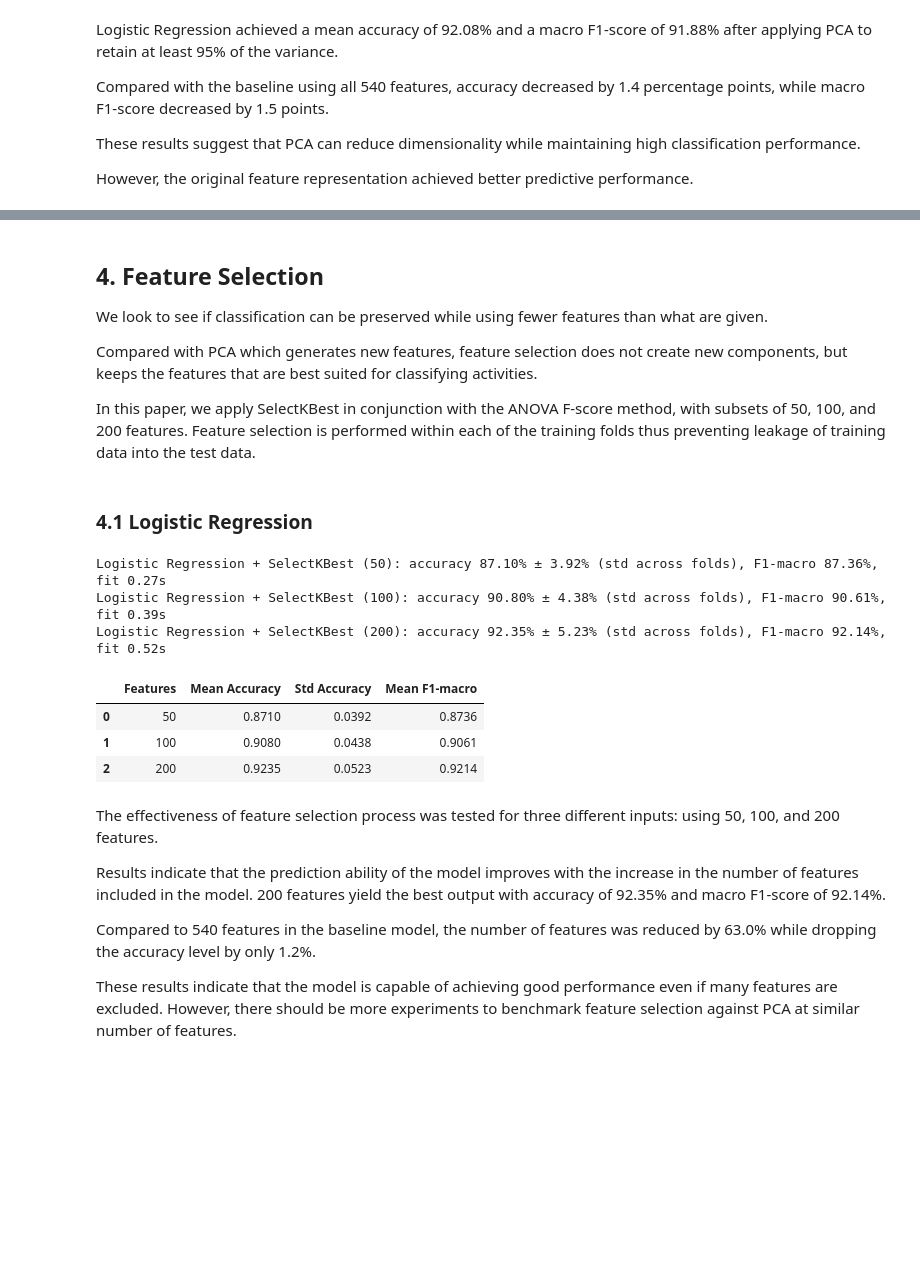
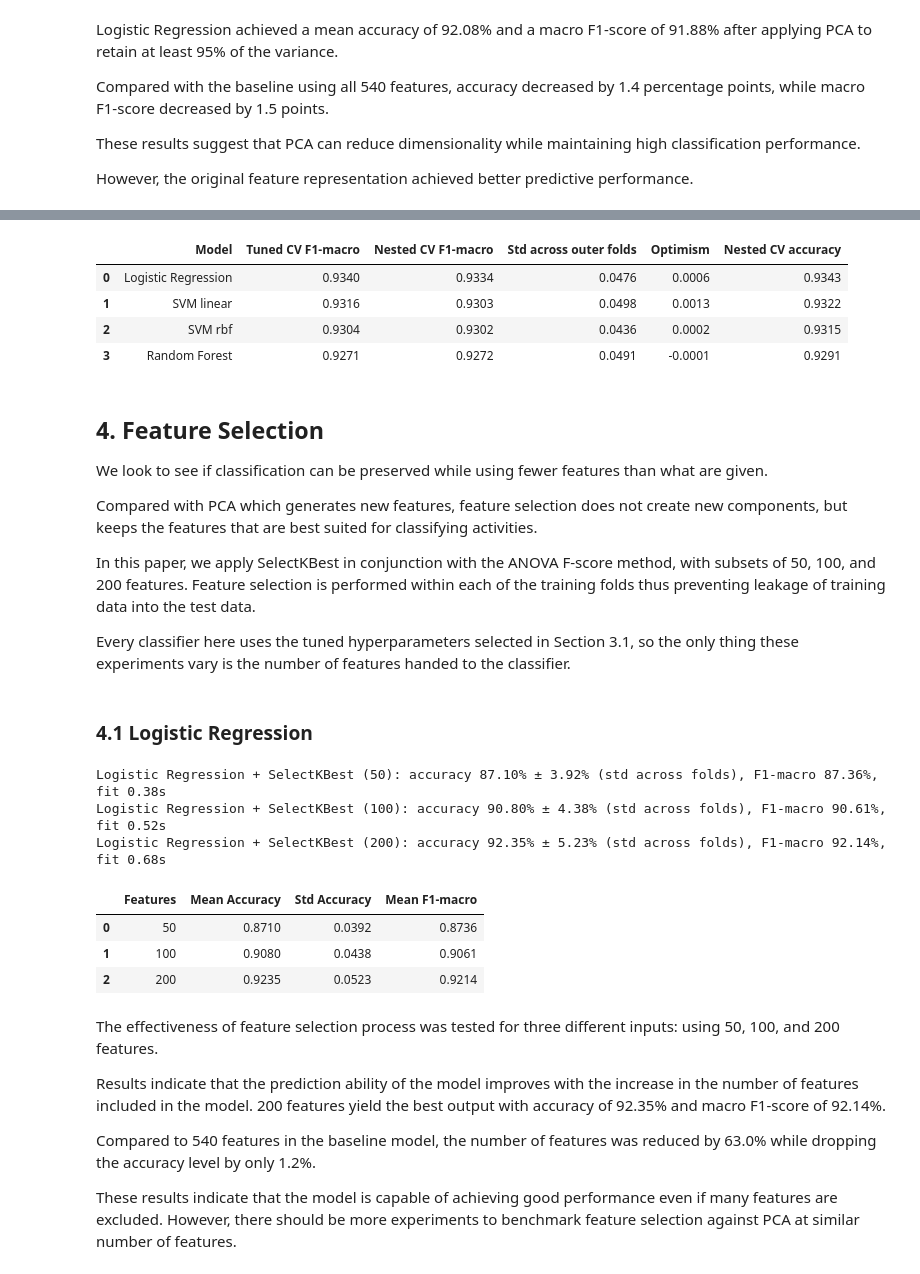
Before and after one commit to PrincesseVoiture/Hands-on-ML, a Jupyter notebook: HAR.ipynb, the cells around one changed output, grey strips where cells are left out. Saved outputs shown, nothing was run; the diff lists cells and outputs as text; code cells hidden in the pictures; blank space fills up the shorter version.

```diff
--- a/HAR.ipynb
+++ b/HAR.ipynb
@@ -612,3 +682,60 @@ The outcome indicates that the effect of dimensionality reduction is associated
+# %%
+# Nested cross-validation, written as an explicit loop so that each step shows
+# what is held out. For every outer fold: a GridSearchCV runs on an inner
+# subject-grouped 4-fold cross-validation of the outer TRAINING part only,
+# refits its winner on that training part (refit=True, the default), and is
+# scored on the outer validation subjects, which neither the search nor the
+# refit ever saw.
+nested_rows = []
+
+for model_name, steps, param_grid in grids:
+    # the two settings the Section 3.1 grids already showed to be clearly
+    # worse are dropped from the inner search so it stays tractable
+    inner_grid = {}
+    for key, values in param_grid.items():
+        if key.endswith("max_features"):
+            values = [value for value in values if value != 0.3]
+        elif key.endswith("gamma"):
+            values = [value for value in values if value != 0.01]
+        inner_grid[key] = values
+
+    outer_acc = []
+    outer_f1 = []
+    for train_idx, test_idx in cv.split(X_train, y_train, groups):
+        search = GridSearchCV(
+            Pipeline(steps),
+            inner_grid,
+            cv=GroupKFold(n_splits=4),
+            scoring="f1_macro",
+            n_jobs=-1
+        )
+        search.fit(
+            X_train.iloc[train_idx],
+            y_train.iloc[train_idx],
+            groups=groups.iloc[train_idx]
+        )
+        predictions = search.predict(X_train.iloc[test_idx])
+        outer_acc.append(accuracy_score(y_train.iloc[test_idx], predictions))
+        outer_f1.append(f1_score(y_train.iloc[test_idx], predictions, average="macro"))
+
+    tuned_f1 = results[model_name]["scores"]["test_f1_macro"].mean()
+    nested_f1 = np.mean(outer_f1)
+    nested_rows.append({
+        "Model": model_name,
+        "Tuned CV F1-macro": tuned_f1,
+        "Nested CV F1-macro": nested_f1,
+        "Std across outer folds": np.std(outer_f1, ddof=1),
+        "Optimism": tuned_f1 - nested_f1,
+        "Nested CV accuracy": np.mean(outer_acc)
+    })
+
+display(pd.DataFrame(nested_rows).round(4))
+# %% [output]
+|  | Model | Tuned CV F1-macro | Nested CV F1-macro | Std across outer folds | Optimism | Nested CV accuracy |
+| 0 | Logistic Regression | 0.9340 | 0.9334 | 0.0476 | 0.0006 | 0.9343 |
+| 1 | SVM linear | 0.9316 | 0.9303 | 0.0498 | 0.0013 | 0.9322 |
+| 2 | SVM rbf | 0.9304 | 0.9302 | 0.0436 | 0.0002 | 0.9315 |
+| 3 | Random Forest | 0.9271 | 0.9272 | 0.0491 | -0.0001 | 0.9291 |
 # %% [markdown]
 ## 4. Feature Selection
 
@@ -617,10 +744,12 @@ We look to see if classification can be preserved while using fewer features tha
 Compared with PCA which generates new features, feature selection does not create new components, but keeps the features that are best suited for classifying activities.
 
 In this paper, we apply SelectKBest in conjunction with the ANOVA F-score method, with subsets of 50, 100, and 200 features. Feature selection is performed within each of the training folds thus preventing leakage of training data into the test data.
+
+Every classifier here uses the tuned hyperparameters selected in Section 3.1, so the only thing these experiments vary is the number of features handed to the classifier.
 # %% [markdown]
 ### 4.1 Logistic Regression
 # %%
-# Number of features to evaluate, same grid for the three models
+# Number of features to evaluate, same grid for all the models
 k_values = [50, 100, 200]
 
 def fs_row(scores, k):
@@ -638,16 +767,16 @@ for k in k_values:
     scores = evaluate(f"Logistic Regression + SelectKBest ({k})", [
         ("scaler", StandardScaler()),
         ("selector", SelectKBest(score_func=f_classif, k=k)),
-        ("classifier", LogisticRegression(max_iter=2000))
+        ("classifier", LogisticRegression(max_iter=2000, **best_params["Logistic Regression"]))
     ])
     lr_fs_results.append(fs_row(scores, k))
 
 lr_fs_df = pd.DataFrame(lr_fs_results)
 display(lr_fs_df.round(4))
 # %% [output]
-Logistic Regression + SelectKBest (50): accuracy 87.10% ± 3.92% (std across folds), F1-macro 87.36%, fit 0.27s
-Logistic Regression + SelectKBest (100): accuracy 90.80% ± 4.38% (std across folds), F1-macro 90.61%, fit 0.39s
-Logistic Regression + SelectKBest (200): accuracy 92.35% ± 5.23% (std across folds), F1-macro 92.14%, fit 0.52s
+Logistic Regression + SelectKBest (50): accuracy 87.10% ± 3.92% (std across folds), F1-macro 87.36%, fit 0.38s
+Logistic Regression + SelectKBest (100): accuracy 90.80% ± 4.38% (std across folds), F1-macro 90.61%, fit 0.52s
+Logistic Regression + SelectKBest (200): accuracy 92.35% ± 5.23% (std across folds), F1-macro 92.14%, fit 0.68s
 |  | Features | Mean Accuracy | Std Accuracy | Mean F1-macro |
 | 0 | 50 | 0.8710 | 0.0392 | 0.8736 |
 | 1 | 100 | 0.9080 | 0.0438 | 0.9061 |
```
Also changed, not shown: parts of 30 cells of this notebook, 2 other files.
